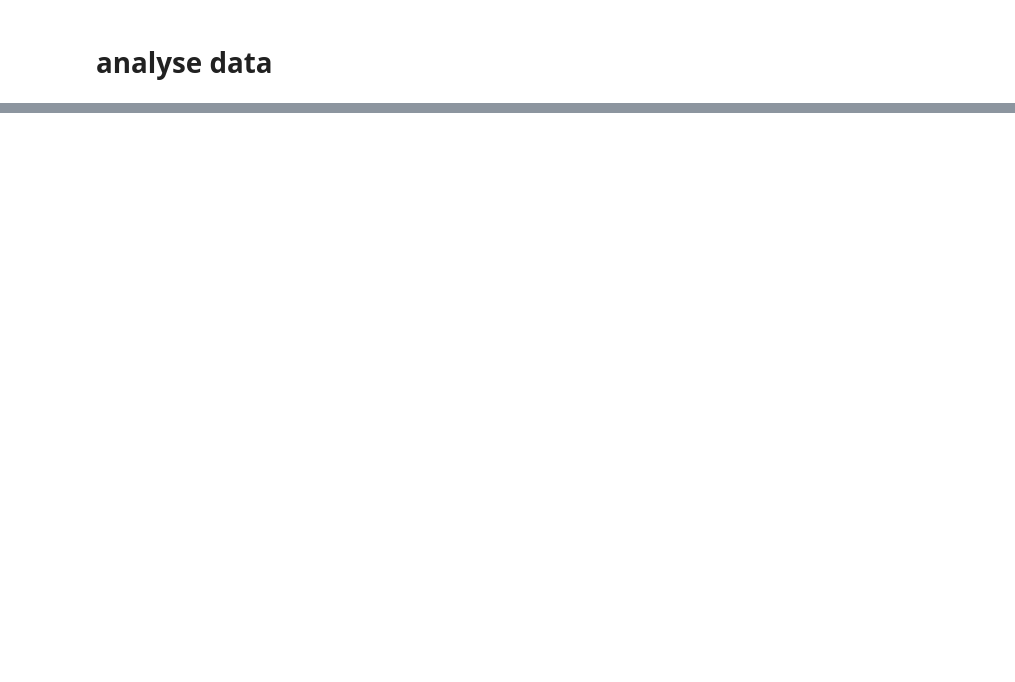
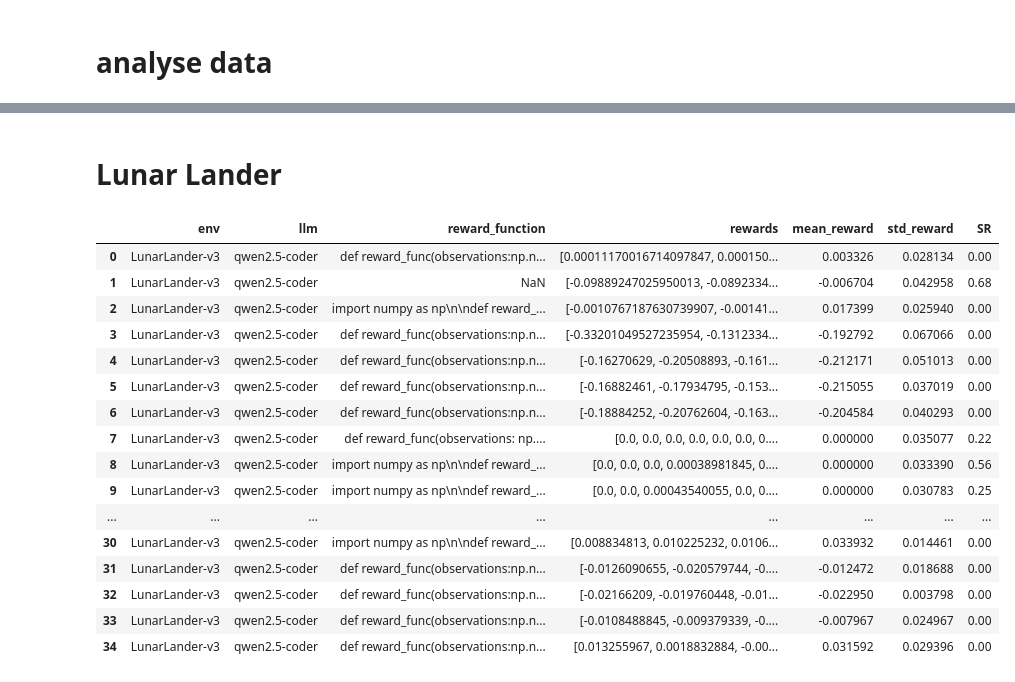
Before and after one commit to VIRAL-UCBL1/VIRAL, a Jupyter notebook: src/analyse.ipynb, the cells around one changed output, grey strips where cells are left out. Saved outputs shown, nothing was run; the diff lists cells and outputs as text; code cells hidden in the pictures; blank space fills up the shorter version.

```diff
--- a/src/analyse.ipynb
+++ b/src/analyse.ipynb
@@ -20,2 +31,26 @@ KeyboardInterrupt:
 # %%
 print(data.iloc[-1].reward_function)
+# %% [markdown]
+# Lunar Lander
+# %%
+data = pd.read_csv('log/LunarLander_v3_log.csv', delimiter=';')
+data['rewards'] = data['rewards'].map(lambda x : np.array(list(map(float, x.split(',')))))
+data
+# %% [output]
+|  | env | llm | reward_function | rewards | mean_reward | std_reward | SR |
+| 0 | LunarLander-v3 | qwen2.5-coder | def reward_func(observations:np.n... | [0.00011170016714097847, 0.000150... | 0.003326 | 0.028134 | 0.00 |
+| 1 | LunarLander-v3 | qwen2.5-coder | NaN | [-0.09889247025950013, -0.0892334... | -0.006704 | 0.042958 | 0.68 |
+| 2 | LunarLander-v3 | qwen2.5-coder | import numpy as np\n\ndef reward_... | [-0.0010767187630739907, -0.00141... | 0.017399 | 0.025940 | 0.00 |
+| 3 | LunarLander-v3 | qwen2.5-coder | def reward_func(observations:np.n... | [-0.33201049527235954, -0.1312334... | -0.192792 | 0.067066 | 0.00 |
+| 4 | LunarLander-v3 | qwen2.5-coder | def reward_func(observations:np.n... | [-0.16270629, -0.20508893, -0.161... | -0.212171 | 0.051013 | 0.00 |
+| 5 | LunarLander-v3 | qwen2.5-coder | def reward_func(observations:np.n... | [-0.16882461, -0.17934795, -0.153... | -0.215055 | 0.037019 | 0.00 |
+| 6 | LunarLander-v3 | qwen2.5-coder | def reward_func(observations:np.n... | [-0.18884252, -0.20762604, -0.163... | -0.204584 | 0.040293 | 0.00 |
+| 7 | LunarLander-v3 | qwen2.5-coder | def reward_func(observations: np.... | [0.0, 0.0, 0.0, 0.0, 0.0, 0.0, 0.... | 0.000000 | 0.035077 | 0.22 |
+| 8 | LunarLander-v3 | qwen2.5-coder | import numpy as np\n\ndef reward_... | [0.0, 0.0, 0.0, 0.00038981845, 0.... | 0.000000 | 0.033390 | 0.56 |
+| 9 | LunarLander-v3 | qwen2.5-coder | import numpy as np\n\ndef reward_... | [0.0, 0.0, 0.00043540055, 0.0, 0.... | 0.000000 | 0.030783 | 0.25 |
+| ... | ... | ... | ... | ... | ... | ... | ... |
+| 30 | LunarLander-v3 | qwen2.5-coder | import numpy as np\n\ndef reward_... | [0.008834813, 0.010225232, 0.0106... | 0.033932 | 0.014461 | 0.00 |
+| 31 | LunarLander-v3 | qwen2.5-coder | def reward_func(observations:np.n... | [-0.0126090655, -0.020579744, -0.... | -0.012472 | 0.018688 | 0.00 |
+| 32 | LunarLander-v3 | qwen2.5-coder | def reward_func(observations:np.n... | [-0.02166209, -0.019760448, -0.01... | -0.022950 | 0.003798 | 0.00 |
+| 33 | LunarLander-v3 | qwen2.5-coder | def reward_func(observations:np.n... | [-0.0108488845, -0.009379339, -0.... | -0.007967 | 0.024967 | 0.00 |
+| 34 | LunarLander-v3 | qwen2.5-coder | def reward_func(observations:np.n... | [0.013255967, 0.0018832884, -0.00... | 0.031592 | 0.029396 | 0.00 |
```
Also changed, not shown: parts of 4 cells of this notebook, 8 other files.
